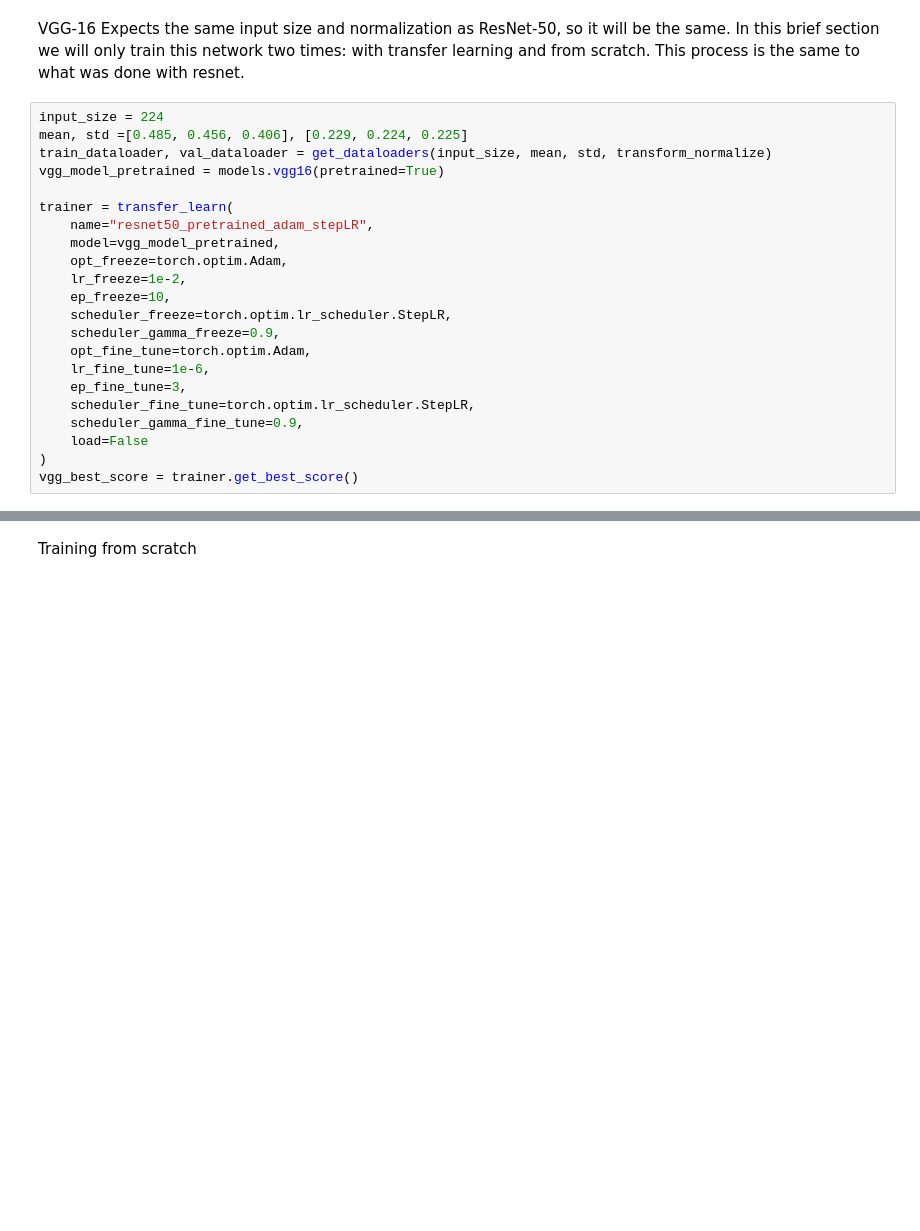
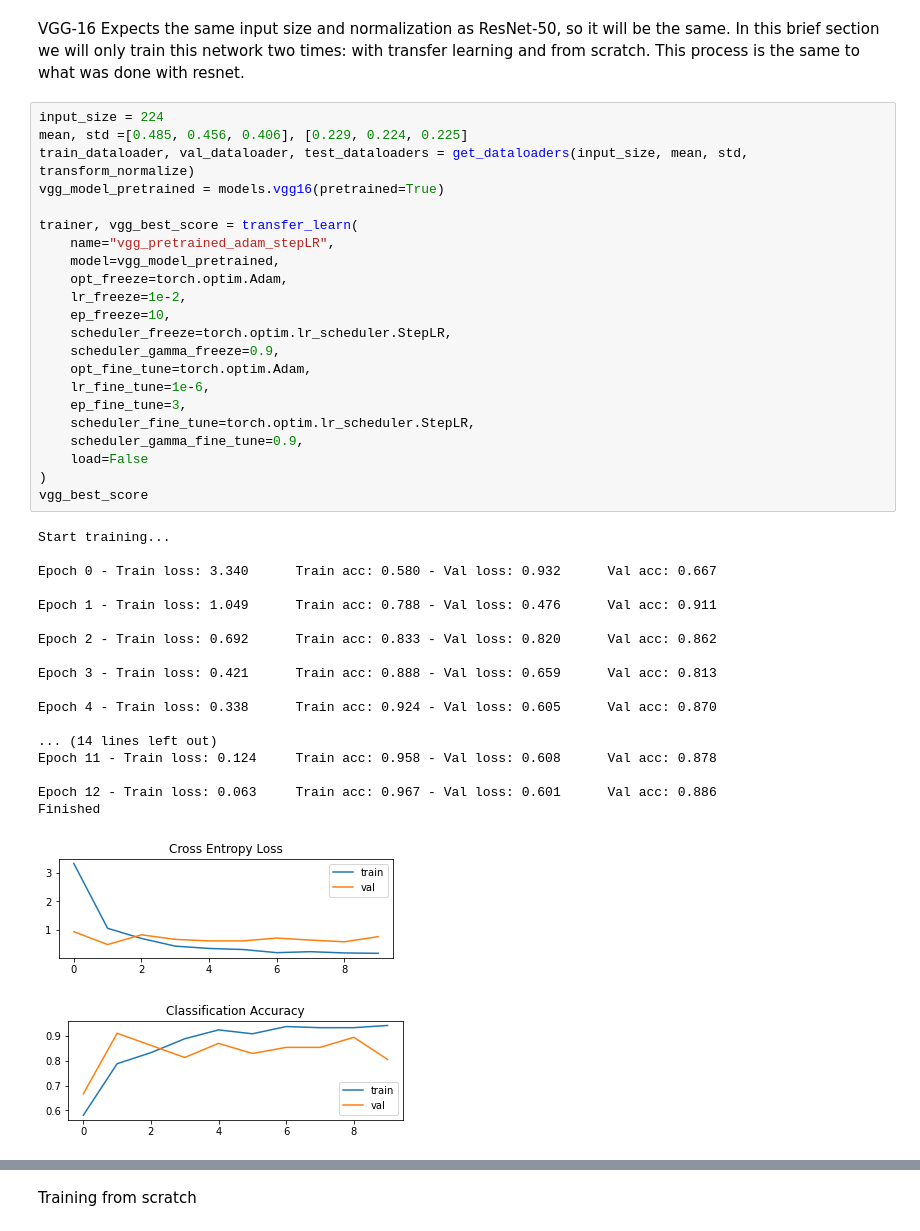
Before and after one commit to joaolucasmartins/VC2022, a Jupyter notebook: Part2/classification.ipynb, the cells around one changed output, grey strips where cells are left out. Drawn from its saved outputs; the diff is of its cells as text; blank space fills up the shorter version.

```diff
--- a/Part2/classification.ipynb
+++ b/Part2/classification.ipynb
@@ -849,22 +986,42 @@ VGG-16 Expects the same input size and normalization as ResNet-50, so it will be
 # %%
 input_size = 224
 mean, std =[0.485, 0.456, 0.406], [0.229, 0.224, 0.225]
-train_dataloader, val_dataloader = get_dataloaders(input_size, mean, std, transform_normalize)
+train_dataloader, val_dataloader, test_dataloaders = get_dataloaders(input_size, mean, std, transform_normalize)
 vgg_model_pretrained = models.vgg16(pretrained=True)
 
-trainer = transfer_learn(
-    name="resnet50_pretrained_adam_stepLR",
+trainer, vgg_best_score = transfer_learn(
+    name="vgg_pretrained_adam_stepLR",
     model=vgg_model_pretrained,
     opt_freeze=torch.optim.Adam,
     lr_freeze=1e-2,
     ep_freeze=10,
     scheduler_freeze=torch.optim.lr_scheduler.StepLR,
     scheduler_gamma_freeze=0.9,
     opt_fine_tune=torch.optim.Adam,
     lr_fine_tune=1e-6,
     ep_fine_tune=3,
     scheduler_fine_tune=torch.optim.lr_scheduler.StepLR,
     scheduler_gamma_fine_tune=0.9,
     load=False
 )
-vgg_best_score = trainer.get_best_score()
+vgg_best_score
+# %% [output]
+Start training...
+
+Epoch 0 - Train loss: 3.340      Train acc: 0.580 - Val loss: 0.932      Val acc: 0.667
+
+Epoch 1 - Train loss: 1.049      Train acc: 0.788 - Val loss: 0.476      Val acc: 0.911
+
+Epoch 2 - Train loss: 0.692      Train acc: 0.833 - Val loss: 0.820      Val acc: 0.862
+
+Epoch 3 - Train loss: 0.421      Train acc: 0.888 - Val loss: 0.659      Val acc: 0.813
+
+Epoch 4 - Train loss: 0.338      Train acc: 0.924 - Val loss: 0.605      Val acc: 0.870
+
+... (14 lines left out)
+Epoch 11 - Train loss: 0.124     Train acc: 0.958 - Val loss: 0.608      Val acc: 0.878
+
+Epoch 12 - Train loss: 0.063     Train acc: 0.967 - Val loss: 0.601      Val acc: 0.886
+Finished
+[figure, added]
+[figure, added]
```
Also changed, not shown: parts of 36 cells of this notebook.
